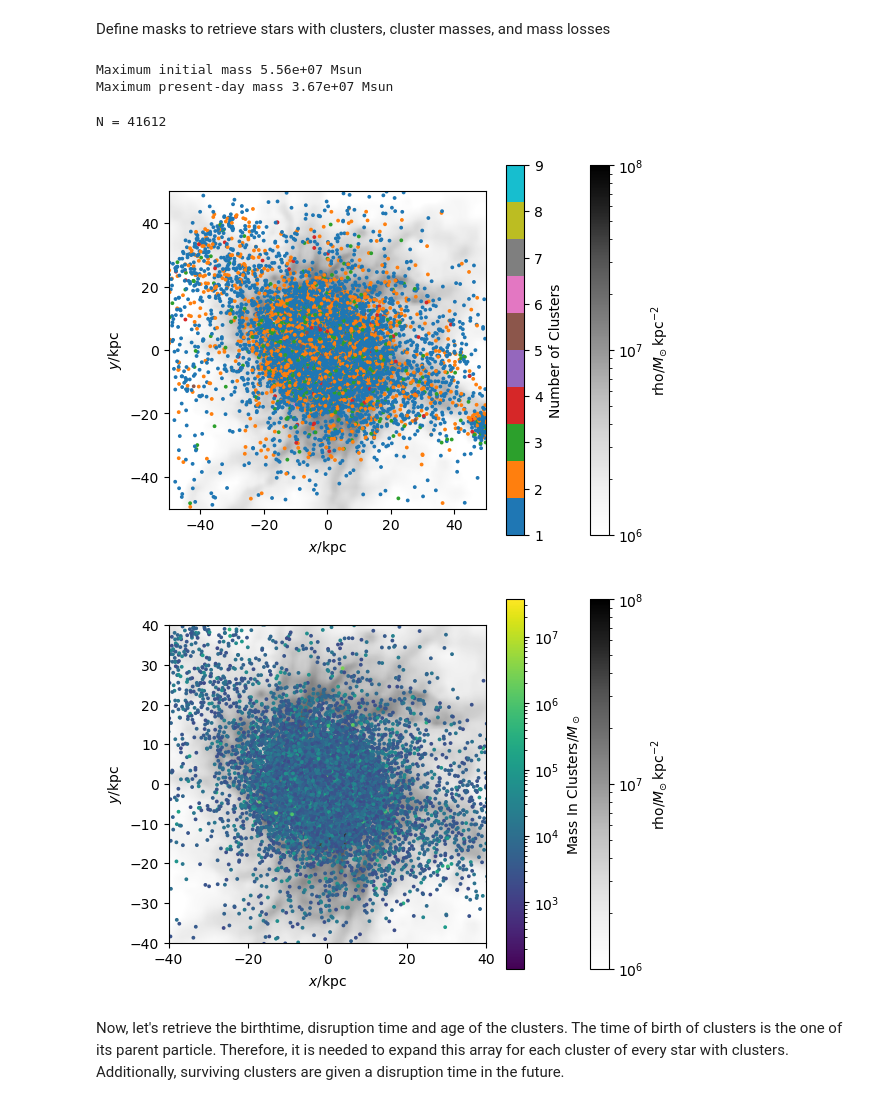
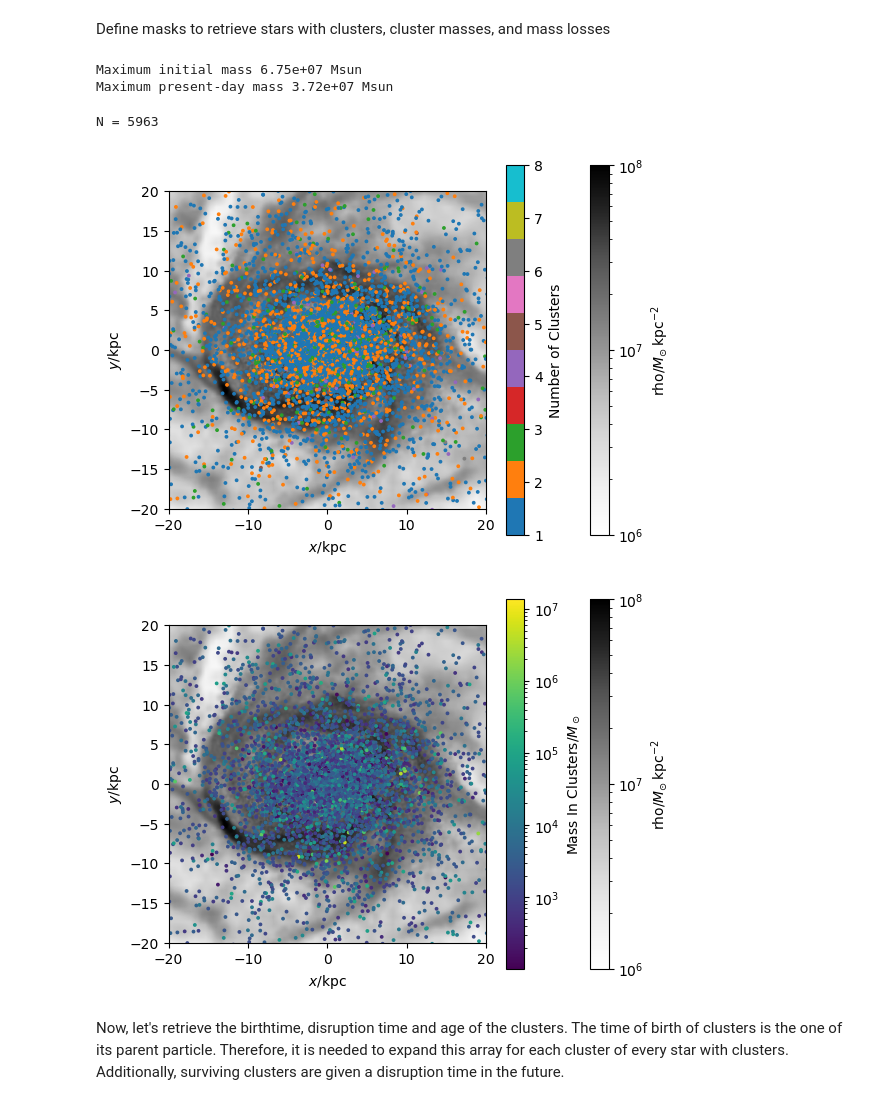
Before and after one commit to pablocoque/post_process_routines, a Jupyter notebook: mass_functions_compare.ipynb, the cells around one changed output. Drawn from its saved outputs; the diff is of its cells as text; code cells hidden in the pictures.

```diff
--- a/mass_functions_compare.ipynb
+++ b/mass_functions_compare.ipynb
@@ -13,8 +13,8 @@ import pynbody
 Load simulation snapshot
 # %%
 datadir = '/home/pdcg/Documents/post_process_routines/'
-simulation = 'tidal_criterion/'
-s = pynbody.load(datadir+simulation+'snapdir_094/snapshot_094')
+simulation = 'rlx_fixed/'
+s = pynbody.load(datadir+simulation+'snapdir_127/snapshot_127')
 # %% [markdown]
 ### Perform initial data analysis and units conversion
 First center and rotate main galaxy
@@ -35,14 +35,14 @@ s.physical_units()
 # %% [markdown]
 Define masks to retrieve stars with clusters, cluster masses, and mass losses
 # %%
-mask_clusters_initial = h[0].s['InitialNumberOfClusters'] > 0
-mask_clusters_final = h[0].s['NumberOfClusters'] > 0
+mask_clusters_initial = h[1].s['InitialNumberOfClusters'] > 0
+mask_clusters_final = h[1].s['NumberOfClusters'] > 0
 
-truncation_mass = h[0].s['ICMFTruncationMass'][mask_clusters_initial]
-cluster_masses = h[0].s['ClusterMass'][mask_clusters_initial].flatten()
-init_cluster_masses = h[0].s['InitialClusterMass'][mask_clusters_initial].flatten()
-masslostrelax = h[0].s['MassLostRelaxation'][mask_clusters_initial].flatten()
-masslostshock = h[0].s['MassLostShocks'][mask_clusters_initial].flatten()
+truncation_mass = h[1].s['ICMFTruncationMass'][mask_clusters_initial]
+cluster_masses = h[1].s['ClusterMass'][mask_clusters_initial].flatten()
+init_cluster_masses = h[1].s['InitialClusterMass'][mask_clusters_initial].flatten()
+masslostrelax = h[1].s['MassLostRelaxation'][mask_clusters_initial].flatten()
+masslostshock = h[1].s['MassLostShocks'][mask_clusters_initial].flatten()
 
 not_empty_clusters = (init_cluster_masses>0)
 
@@ -54,31 +54,30 @@ masslostshock = masslostshock[not_empty_clusters]
 print('Maximum initial mass {:2.2e} Msun'.format(init_cluster_masses.max()))
 print('Maximum present-day mass {:2.2e} Msun'.format(cluster_masses.max()))
 # %% [output]
-Maximum initial mass 5.56e+07 Msun
-Maximum present-day mass 3.67e+07 Msun
+Maximum initial mass 6.75e+07 Msun
+Maximum present-day mass 3.72e+07 Msun
 # %%
 fig = plt.figure()
 ax = fig.add_subplot(111)
-pynbody.plot.sph.image(h[0].g, qty='rho', units='Msol kpc^-2', width=100, cmap=cm.Greys, log=True, vmin=1e6, vmax=1e8, subplot=ax)
-mask_mainhalo = (h[0].s['NumberOfClusters'] > 0) * (np.abs(h[0].s['x']) < 50) * (np.abs(h[0].s['y']) < 50)# * (h[0].s['age'].in_units('Gyr') > 10)
+pynbody.plot.sph.image(h[0].g, qty='rho', units='Msol kpc^-2', width=40, cmap=cm.Greys, log=True, vmin=1e6, vmax=1e8, subplot=ax)
+mask_mainhalo = (h[0].s['NumberOfClusters'] > 0) * (np.abs(h[0].s['x']) < 50) * (np.abs(h[0].s['y']) < 50) * (h[0].s['age'].in_units('Gyr') > 10)
 cb = ax.scatter(h[0].s[mask_mainhalo]['x'], h[0].s[mask_mainhalo]['y'], c=h[0].s['NumberOfClusters'][mask_mainhalo], s=3, cmap=cm.tab10)
-# ax.scatter(h[0].s[mask_mainhalo]['x'], h[0].s[mask_mainhalo]['y'], color='r')
-ax.set(xlim=(-50,50), ylim=(-50,50))
+ax.set(xlim=(-20,20), ylim=(-20,20))
 cbar = fig.colorbar(cb, ax=ax).set_label('Number of Clusters')
 print('N = {:2d}'.format(mask_mainhalo.sum()))
 # %% [output]
-N = 41612
+N = 5963
-[figure, old version]
+[figure, new version]
 # %%
 fig = plt.figure()
 ax = fig.add_subplot(111)
-pynbody.plot.sph.image(h[0].g, qty='rho', units='Msol kpc^-2', width=100, cmap=cm.Greys, log=True, vmin=1e6, vmax=1e8, subplot=ax)
-mask_mainhalo = (h[0].s['NumberOfClusters'] > 0) * (np.abs(h[0].s['x']) < 50) * (np.abs(h[0].s['y']) < 50)# * (h[0].s['age'].in_units('Gyr') > 10)
+pynbody.plot.sph.image(h[0].g, qty='rho', units='Msol kpc^-2', width=40, cmap=cm.Greys, log=True, vmin=1e6, vmax=1e8, subplot=ax)
+mask_mainhalo = (h[0].s['NumberOfClusters'] > 0) * (np.abs(h[0].s['x']) < 50) * (np.abs(h[0].s['y']) < 50) * (h[0].s['age'].in_units('Gyr') > 10)
 cb = ax.scatter(h[0].s[mask_mainhalo]['x'], h[0].s[mask_mainhalo]['y'], c=h[0].s['MassFractionInClusters'][mask_mainhalo]*h[0].s['mass'][mask_mainhalo], s=3, norm='log')
-ax.set(xlim=(-40,40), ylim=(-40,40))
+ax.set(xlim=(-20,20), ylim=(-20,20))
 cbar = fig.colorbar(cb, ax=ax).set_label(r'Mass In Clusters/$M_\odot$')
 # %% [output]
-[figure, old version]
+[figure, new version]
 # %% [markdown]
 Now, let's retrieve the birthtime, disruption time and age of the clusters. The time of birth of clusters is the one of its parent particle. Therefore, it is needed to expand this array for each cluster of every star with clusters. Additionally, surviving clusters are given a disruption time in the future.
 # %%
```
Also changed, not shown: parts of 17 cells of this notebook, 3 other files.
